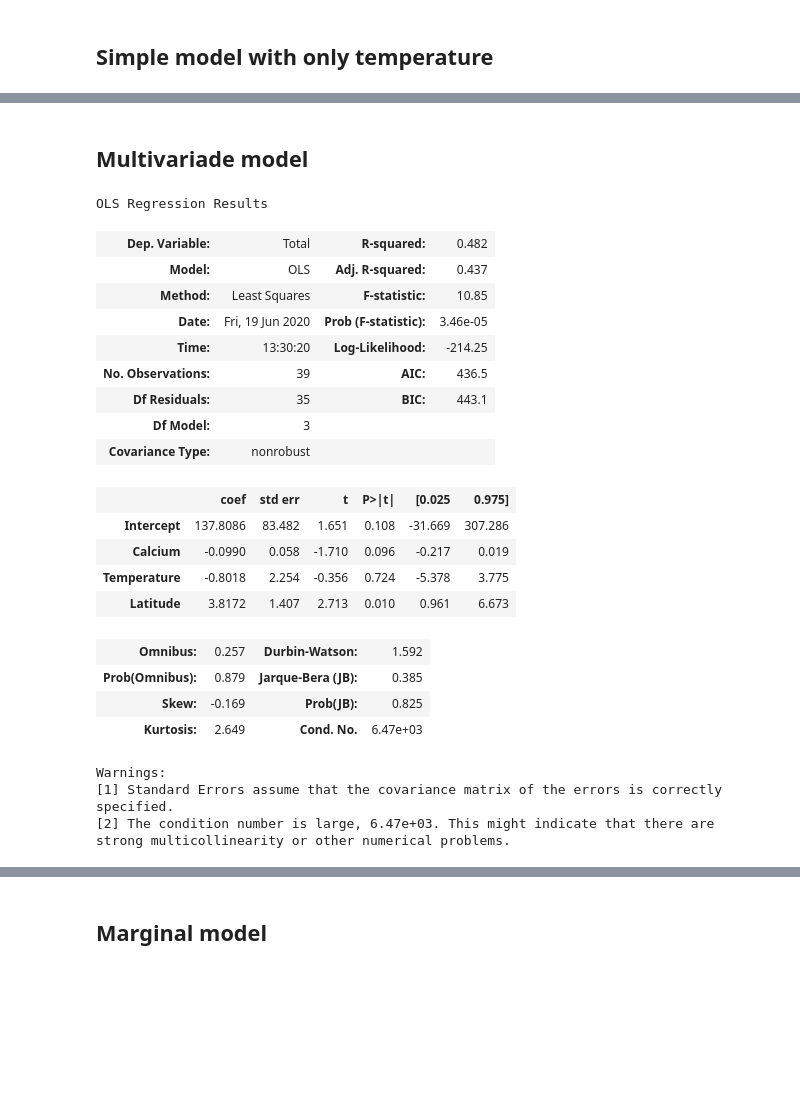
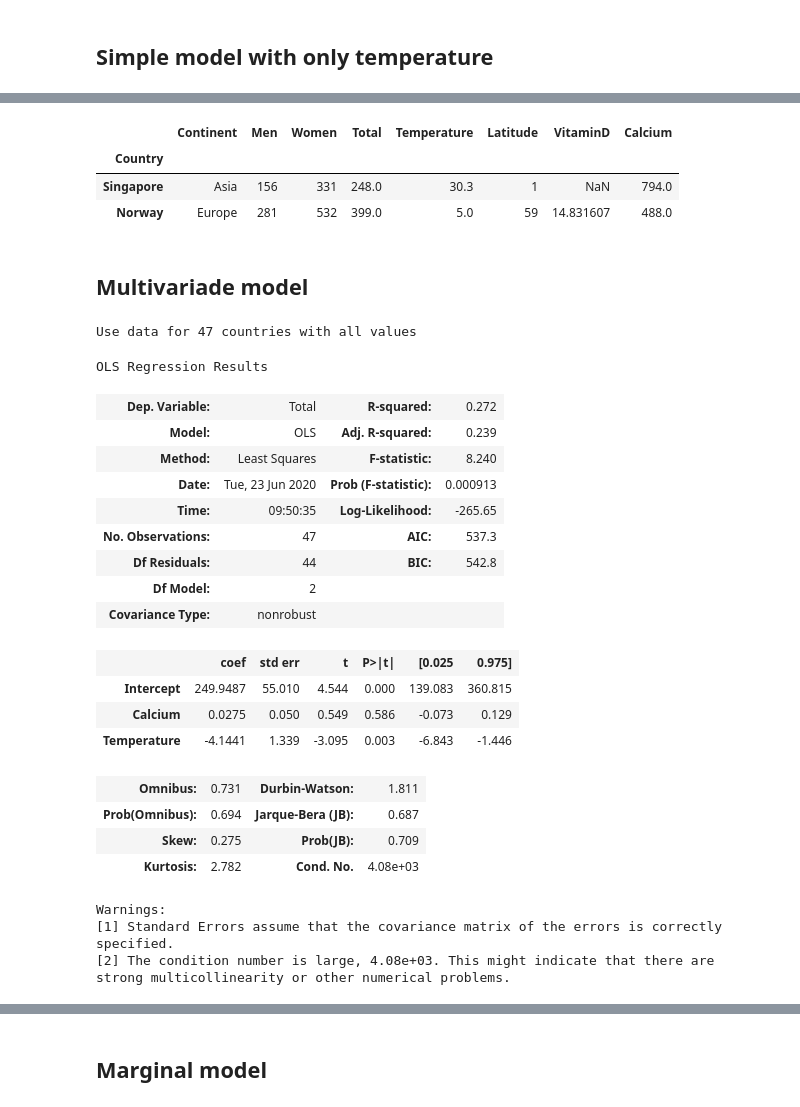
Before and after one commit to SilasK/WarmMicrobiota, a Jupyter notebook: Correlations_in_human/scritps/HUMAN-correlations.ipynb, the cells around one changed output, grey strips where cells are left out. Saved outputs shown, nothing was run; the diff lists cells and outputs as text; code cells hidden in the pictures; blank space fills up the shorter version.

```diff
--- a/Correlations_in_human/scritps/HUMAN-correlations.ipynb
+++ b/Correlations_in_human/scritps/HUMAN-correlations.ipynb
@@ -234,32 +306,42 @@ Warnings:
+# %%
+data.loc[['Singapore','Norway']]
+# %% [output]
+|  | Continent | Men | Women | Total | Temperature | Latitude | VitaminD | Calcium |
+| Country |  |  |  |  |  |  |  |  |
+| Singapore | Asia | 156 | 331 | 248.0 | 30.3 | 1 | NaN | 794.0 |
+| Norway | Europe | 281 | 532 | 399.0 | 5.0 | 59 | 14.831607 | 488.0 |
 # %% [markdown]
 ## Multivariade model
 # %%
 # Take data with no missing values
 data= D.loc[~D[['Temperature','Calcium','Total','Latitude']].isnull().any(1)]
+
+print(f"Use data for {data.shape[0]} countries with all values")
+# %% [output]
+Use data for 47 countries with all values
 # %%
-model = ols("Total ~ Calcium + Temperature + Latitude", data=data).fit()
+model = ols("Total ~ Calcium + Temperature ", data=data).fit()
 model.summary()
 # %% [output]
 OLS Regression Results
-| Dep. Variable: | Total | R-squared: | 0.482 |
-| Model: | OLS | Adj. R-squared: | 0.437 |
-| Method: | Least Squares | F-statistic: | 10.85 |
-| Date: | Fri, 19 Jun 2020 | Prob (F-statistic): | 3.46e-05 |
-| Time: | 13:30:20 | Log-Likelihood: | -214.25 |
-| No. Observations: | 39 | AIC: | 436.5 |
-| Df Residuals: | 35 | BIC: | 443.1 |
-| Df Model: | 3 |  |  |
+| Dep. Variable: | Total | R-squared: | 0.272 |
+| Model: | OLS | Adj. R-squared: | 0.239 |
+| Method: | Least Squares | F-statistic: | 8.240 |
+| Date: | Tue, 23 Jun 2020 | Prob (F-statistic): | 0.000913 |
+| Time: | 09:50:35 | Log-Likelihood: | -265.65 |
+| No. Observations: | 47 | AIC: | 537.3 |
+| Df Residuals: | 44 | BIC: | 542.8 |
+| Df Model: | 2 |  |  |
 | Covariance Type: | nonrobust |  |  |
 |  | coef | std err | t | P>|t| | [0.025 | 0.975] |
-| Intercept | 137.8086 | 83.482 | 1.651 | 0.108 | -31.669 | 307.286 |
-| Calcium | -0.0990 | 0.058 | -1.710 | 0.096 | -0.217 | 0.019 |
-| Temperature | -0.8018 | 2.254 | -0.356 | 0.724 | -5.378 | 3.775 |
-| Latitude | 3.8172 | 1.407 | 2.713 | 0.010 | 0.961 | 6.673 |
+| Intercept | 249.9487 | 55.010 | 4.544 | 0.000 | 139.083 | 360.815 |
+| Calcium | 0.0275 | 0.050 | 0.549 | 0.586 | -0.073 | 0.129 |
+| Temperature | -4.1441 | 1.339 | -3.095 | 0.003 | -6.843 | -1.446 |
-| Omnibus: | 0.257 | Durbin-Watson: | 1.592 |
-| Prob(Omnibus): | 0.879 | Jarque-Bera (JB): | 0.385 |
-| Skew: | -0.169 | Prob(JB): | 0.825 |
-| Kurtosis: | 2.649 | Cond. No. | 6.47e+03 |
+| Omnibus: | 0.731 | Durbin-Watson: | 1.811 |
+| Prob(Omnibus): | 0.694 | Jarque-Bera (JB): | 0.687 |
+| Skew: | 0.275 | Prob(JB): | 0.709 |
+| Kurtosis: | 2.782 | Cond. No. | 4.08e+03 |
 Warnings:
 [1] Standard Errors assume that the covariance matrix of the errors is correctly specified.
-[2] The condition number is large, 6.47e+03. This might indicate that there are
+[2] The condition number is large, 4.08e+03. This might indicate that there are
 strong multicollinearity or other numerical problems.
```
Also changed, not shown: parts of 34 cells of this notebook, 4 other files.
